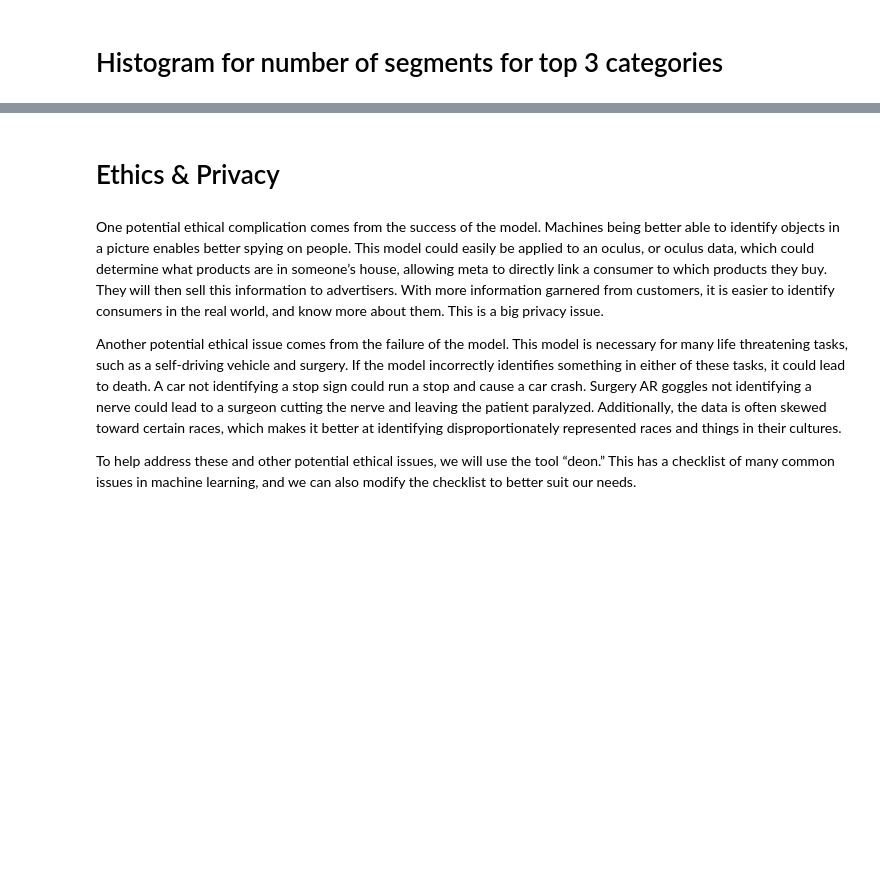
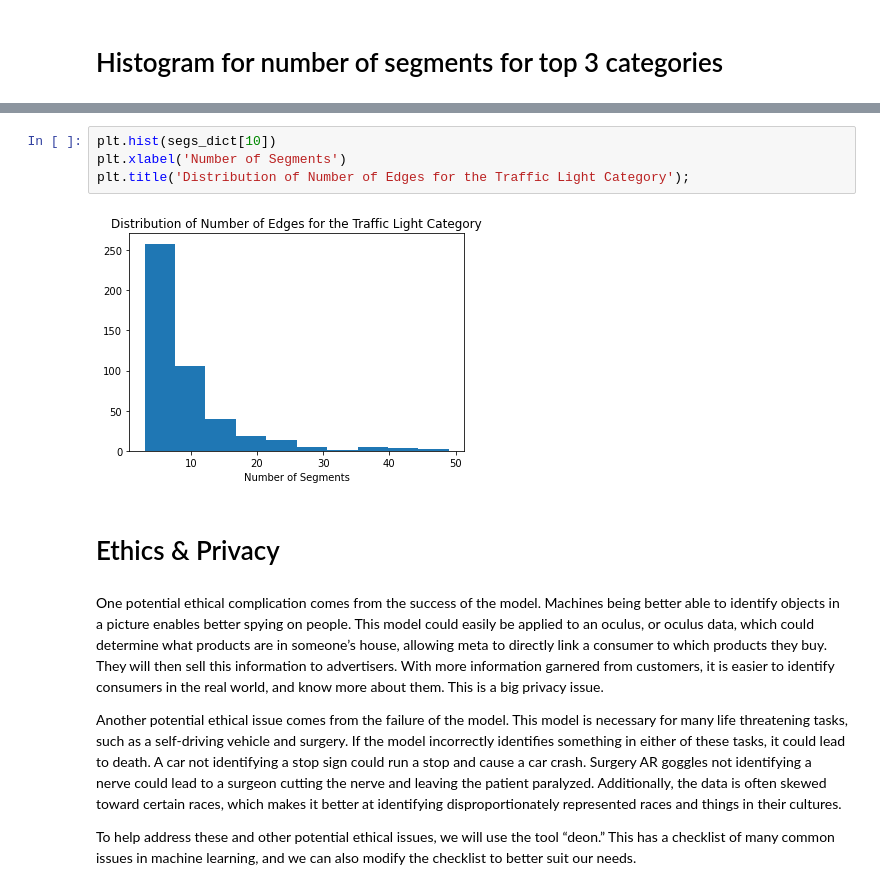
Before and after one commit to COGS118A/Group048-Sp22, a Jupyter notebook: Checkpoint_group048.ipynb, the cells around one changed output, grey strips where cells are left out. Saved outputs shown, nothing was run; the diff lists cells and outputs as text; blank space fills up the shorter version.

```diff
--- a/Checkpoint_group048.ipynb
+++ b/Checkpoint_group048.ipynb
@@ -224,3 +226,9 @@ len(segs_dict[10])
+# %%
+plt.hist(segs_dict[10])
+plt.xlabel('Number of Segments')
+plt.title('Distribution of Number of Edges for the Traffic Light Category');
+# %% [output]
+[figure, added]
 # %% [markdown]
 # Ethics & Privacy
 # %% [markdown]
```
Also changed, not shown: parts of 19 cells of this notebook.
